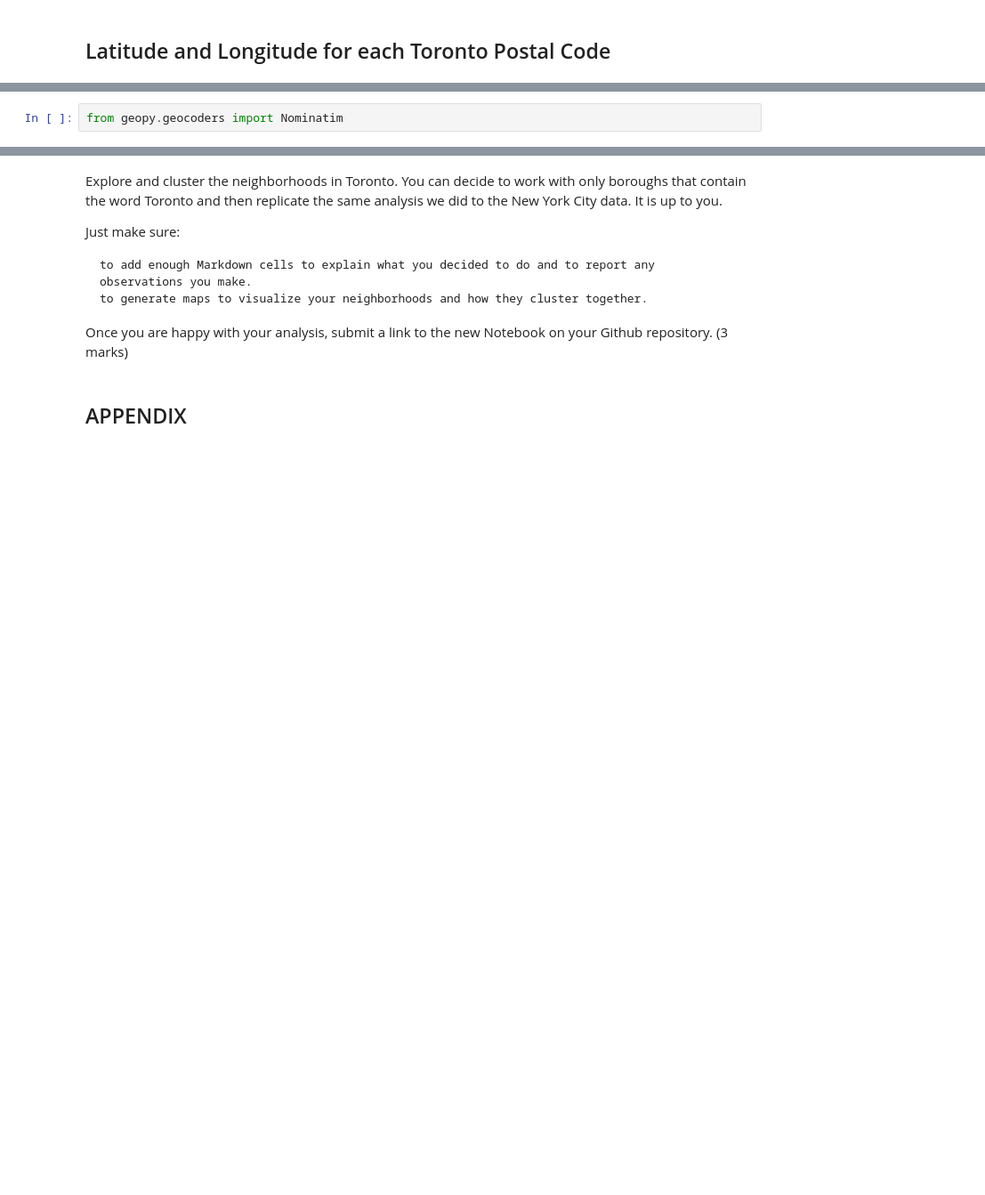
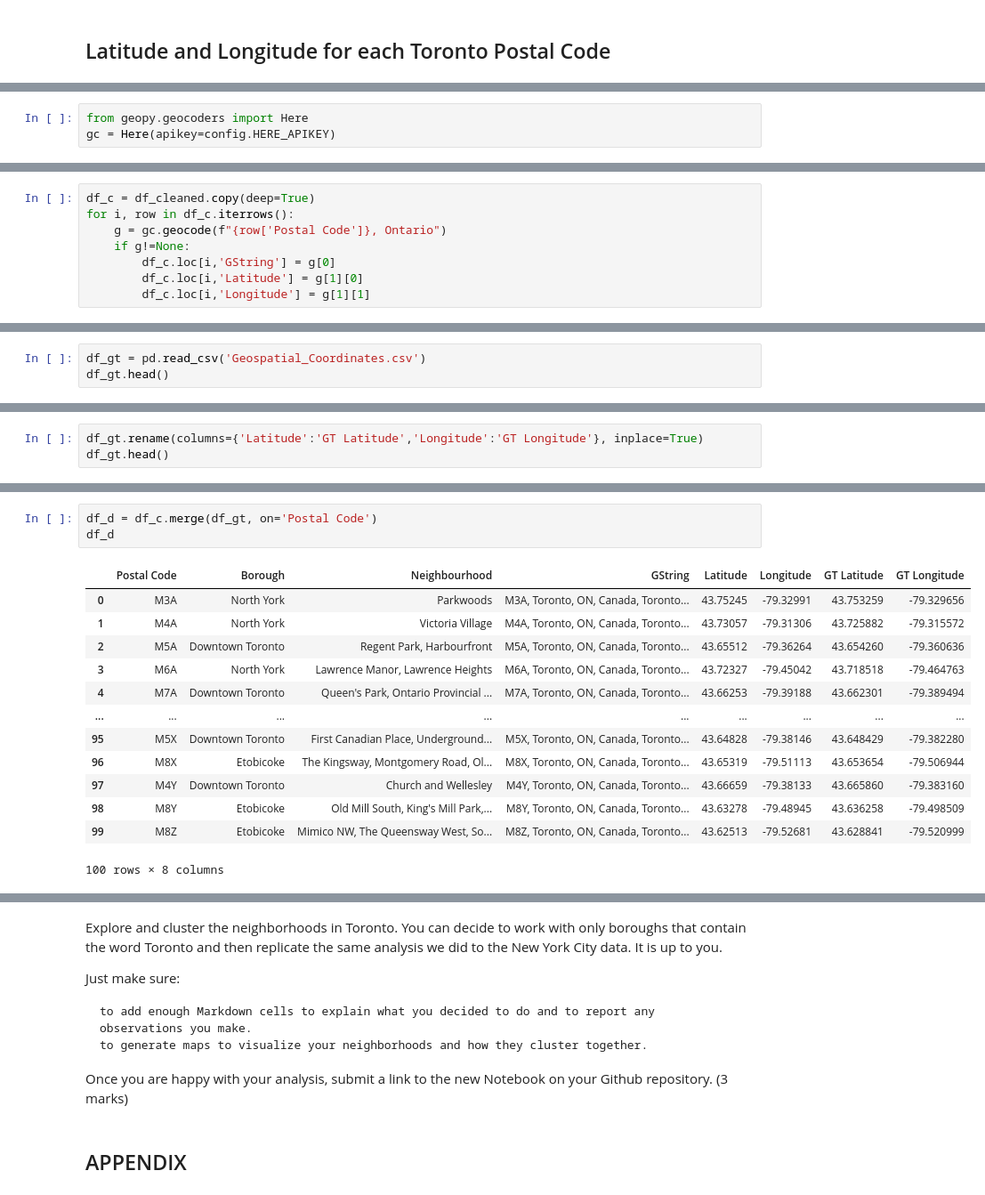
Before and after one commit to Arkadiatri/Neighborhood-Clustering-Canada, a Jupyter notebook: Capstone.ipynb, the cells around one changed output, grey strips where cells are left out. Shown at 89% size. Saved outputs shown, nothing was run; the diff lists cells and outputs as text; blank space fills up the shorter version.

```diff
--- a/Capstone.ipynb
+++ b/Capstone.ipynb
@@ -164,2 +189,3 @@ df.shape
 # %%
-from geopy.geocoders import Nominatim
+from geopy.geocoders import Here
+gc = Here(apikey=config.HERE_APIKEY)
@@ -214,0 +194,8 @@ Once you are able to create the above dataframe, submit a link to the new Notebo
+# %%
+df_c = df_cleaned.copy(deep=True)
+for i, row in df_c.iterrows():
+    g = gc.geocode(f"{row['Postal Code']}, Ontario")
+    if g!=None:
+        df_c.loc[i,'GString'] = g[0]
+        df_c.loc[i,'Latitude'] = g[1][0]
+        df_c.loc[i,'Longitude'] = g[1][1]
@@ -214,0 +224,3 @@ Once you are able to create the above dataframe, submit a link to the new Notebo
+# %%
+df_gt = pd.read_csv('Geospatial_Coordinates.csv')
+df_gt.head()
@@ -214,0 +238,3 @@ Once you are able to create the above dataframe, submit a link to the new Notebo
+# %%
+df_gt.rename(columns={'Latitude':'GT Latitude','Longitude':'GT Longitude'}, inplace=True)
+df_gt.head()
@@ -214,0 +248,17 @@ Once you are able to create the above dataframe, submit a link to the new Notebo
+# %%
+df_d = df_c.merge(df_gt, on='Postal Code')
+df_d
+# %% [output]
+|  | Postal Code | Borough | Neighbourhood | GString | Latitude | Longitude | GT Latitude | GT Longitude |
+| 0 | M3A | North York | Parkwoods | M3A, Toronto, ON, Canada, Toronto... | 43.75245 | -79.32991 | 43.753259 | -79.329656 |
+| 1 | M4A | North York | Victoria Village | M4A, Toronto, ON, Canada, Toronto... | 43.73057 | -79.31306 | 43.725882 | -79.315572 |
+| 2 | M5A | Downtown Toronto | Regent Park, Harbourfront | M5A, Toronto, ON, Canada, Toronto... | 43.65512 | -79.36264 | 43.654260 | -79.360636 |
+| 3 | M6A | North York | Lawrence Manor, Lawrence Heights | M6A, Toronto, ON, Canada, Toronto... | 43.72327 | -79.45042 | 43.718518 | -79.464763 |
+| 4 | M7A | Downtown Toronto | Queen's Park, Ontario Provincial ... | M7A, Toronto, ON, Canada, Toronto... | 43.66253 | -79.39188 | 43.662301 | -79.389494 |
+| ... | ... | ... | ... | ... | ... | ... | ... | ... |
+| 95 | M5X | Downtown Toronto | First Canadian Place, Underground... | M5X, Toronto, ON, Canada, Toronto... | 43.64828 | -79.38146 | 43.648429 | -79.382280 |
+| 96 | M8X | Etobicoke | The Kingsway, Montgomery Road, Ol... | M8X, Toronto, ON, Canada, Toronto... | 43.65319 | -79.51113 | 43.653654 | -79.506944 |
+| 97 | M4Y | Downtown Toronto | Church and Wellesley | M4Y, Toronto, ON, Canada, Toronto... | 43.66659 | -79.38133 | 43.665860 | -79.383160 |
+| 98 | M8Y | Etobicoke | Old Mill South, King's Mill Park,... | M8Y, Toronto, ON, Canada, Toronto... | 43.63278 | -79.48945 | 43.636258 | -79.498509 |
+| 99 | M8Z | Etobicoke | Mimico NW, The Queensway West, So... | M8Z, Toronto, ON, Canada, Toronto... | 43.62513 | -79.52681 | 43.628841 | -79.520999 |
+100 rows × 8 columns
```
Also changed, not shown: parts of 36 cells of this notebook, 1 other file.
